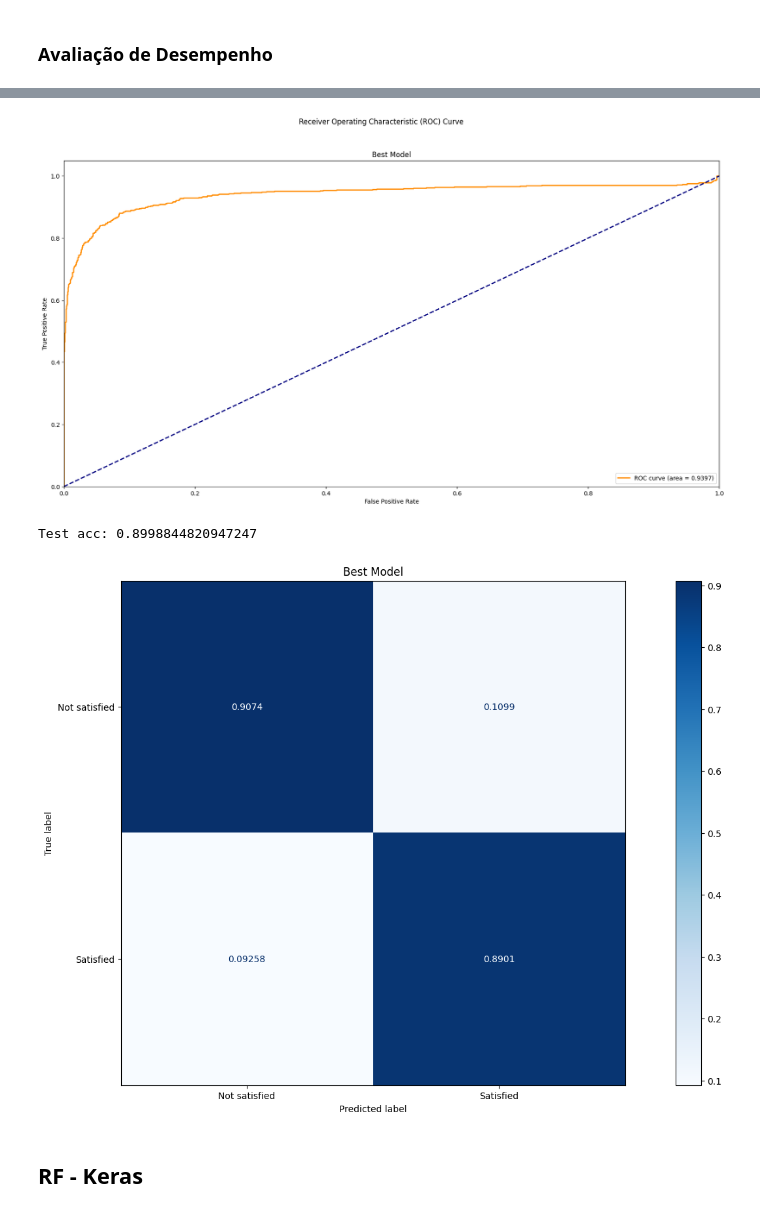
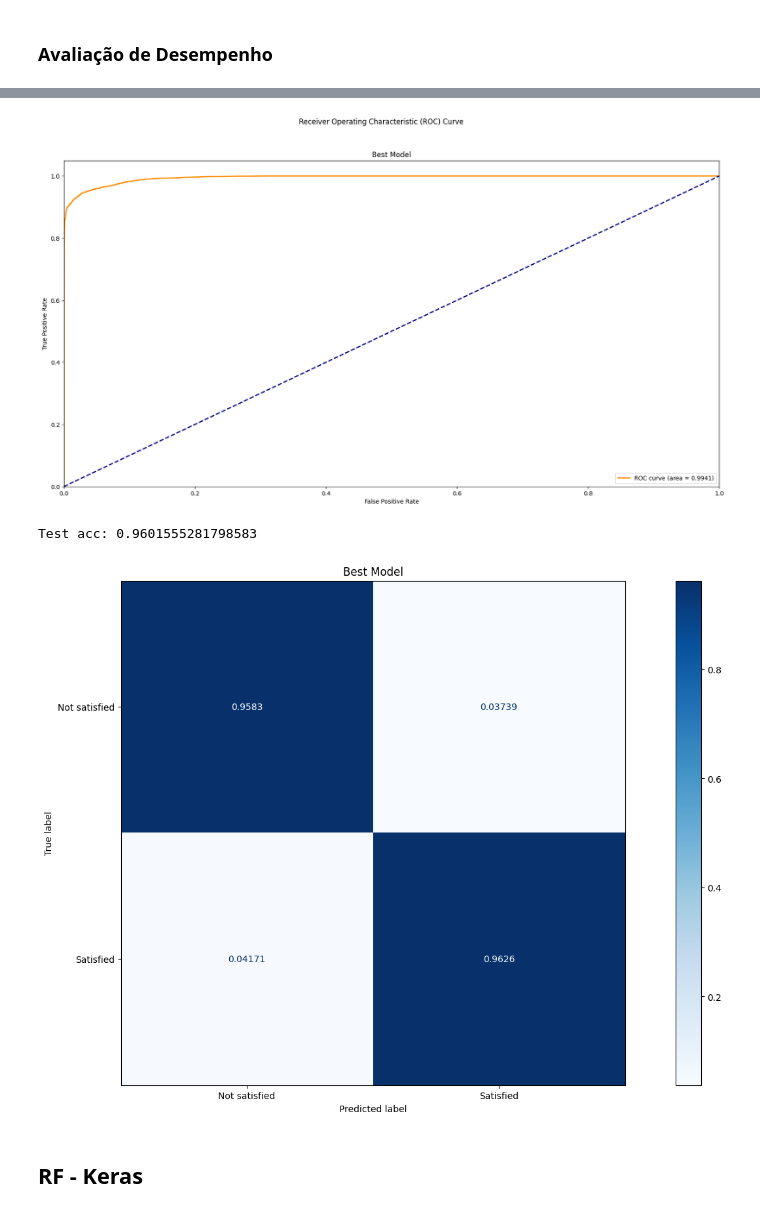
Before and after one commit to Charlesbr101/projeto-redes-neurais, a Jupyter notebook: main.ipynb, the cells around one changed output, grey strips where cells are left out. Cells and saved outputs as stored; diff of their text form; code cells hidden in the pictures.

```diff
--- a/main.ipynb
+++ b/main.ipynb
@@ -649,13 +648,14 @@ satisfied: 50.00%  not satisfied: 50.00%
 # %% [markdown]
 # Experimento com Modelos
 # %%
-X_train, _, y_train, _ = train_test_split(x_train_df, y_train_df, test_size=0.90, stratify=y_train_df['satisfaction'])
-X_valid, _, y_valid, _ = train_test_split(x_validation_df, y_validation_df, test_size=0.90, stratify=y_validation_df['satisfaction'])
-X_test, _, y_test, _ = train_test_split(test_df.drop(columns='satisfaction'), test_df[['satisfaction']], test_size = 0.9, stratify=test_df[['satisfaction']]['satisfaction'])
+# X_train, _, y_train, _ = train_test_split(x_train_df, y_train_df, test_size=0.90, stratify=y_train_df['satisfaction'])
+# X_valid, _, y_valid, _ = train_test_split(x_validation_df, y_validation_df, test_size=0.90, stratify=y_validation_df['satisfaction'])
+# X_test, _, y_test, _ = train_test_split(test_df.drop(columns='satisfaction'), test_df[['satisfaction']], test_size = 0.9, stratify=test_df[['satisfaction']]['satisfaction'])
 
 
-# X_train, y_train = x_train_df, y_train_df
-# X_valid, y_valid = x_validation_df, y_validation_df
+X_train, y_train = x_train_df, y_train_df
+X_valid, y_valid = x_validation_df, y_validation_df
+X_test, y_test = test_df.drop(columns='satisfaction'), test_df[['satisfaction']]
 
 X_train.shape, y_train.shape, X_valid.shape, y_valid.shape, X_test.shape, y_test.shape
 # %% [output]
@@ -1030,15 +1040,15 @@ kscurve(y_tst.ravel(), probs, 'Best Model')
 # %%
 plotRocCurve(y_tst, probs[:, 1], 'Best Model')
 # %% [output]
-[figure, old version]
+[figure, new version]
 # %%
-y_pred_classification = probs > 0.490
+y_pred_classification = probs > 0.493
 
 print('Test acc:', (y_pred_classification[:, 1] == y_tst.ravel()).sum()/len(y_tst))
 plot_confusion(y_tst, y_pred_classification[:, 1], 'Best Model')
 # %% [output]
-Test acc: 0.8998844820947247
+Test acc: 0.9601555281798583
-[figure, old version]
+[figure, new version]
 # %% [markdown]
 ## RF - Keras
 # %%
```
Also changed, not shown: parts of 49 cells of this notebook.
